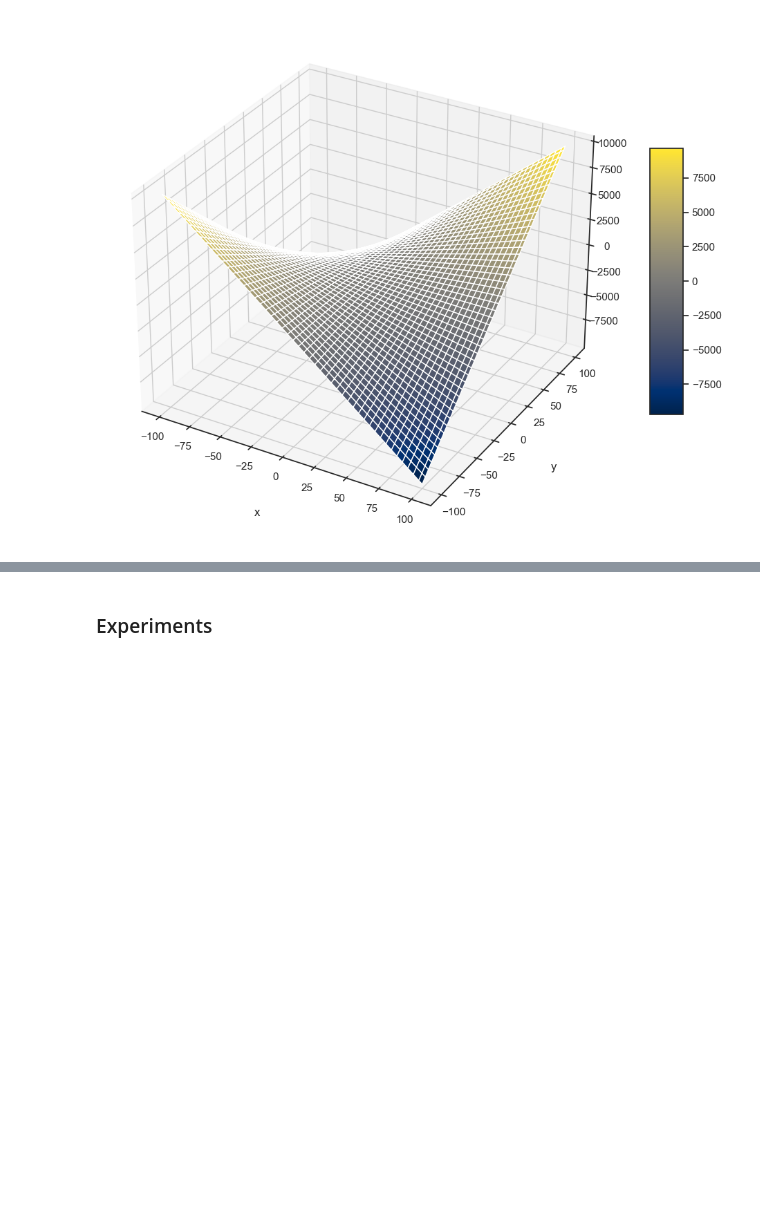
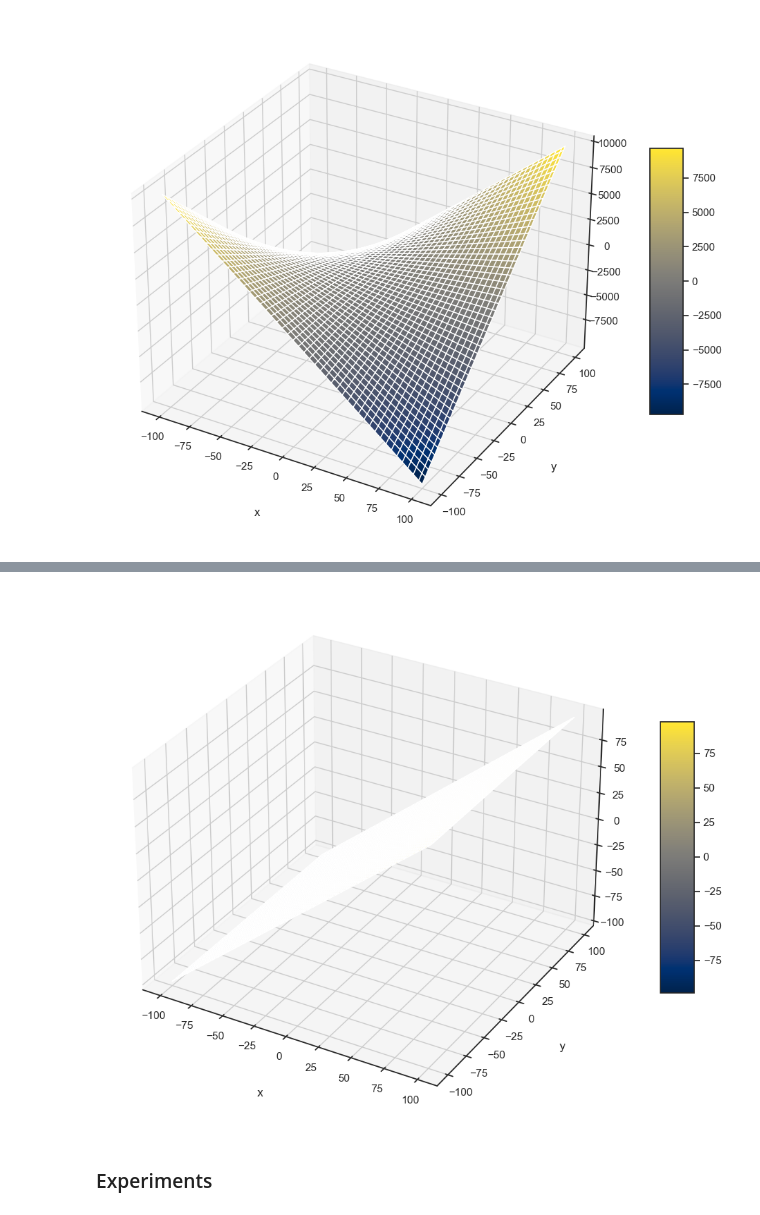
Before and after one commit to KataTech/OTFactorDiscovery, a Jupyter notebook: kai/optim.ipynb, the cells around one changed output, grey strips where cells are left out. Cells and saved outputs as stored; diff of their text form; code cells hidden in the pictures; blank space fills up the shorter version.

```diff
--- a/kai/optim.ipynb
+++ b/kai/optim.ipynb
@@ -105,3 +109,8 @@ plot_3D(lambda X, Y: np.sin(X) * np.cos(Y))
+# %%
+# visualize the gradient with respect to y
+plot_3D(toy_grad_L_y)
+# %% [output]
+[figure, added]
 # %%
 def vis_plot(y_list, y_axis_title = "Gradient Norm", x_axis_title = "Iteration", x_list = None):
     """
```
Also changed, not shown: parts of 6 cells of this notebook.
